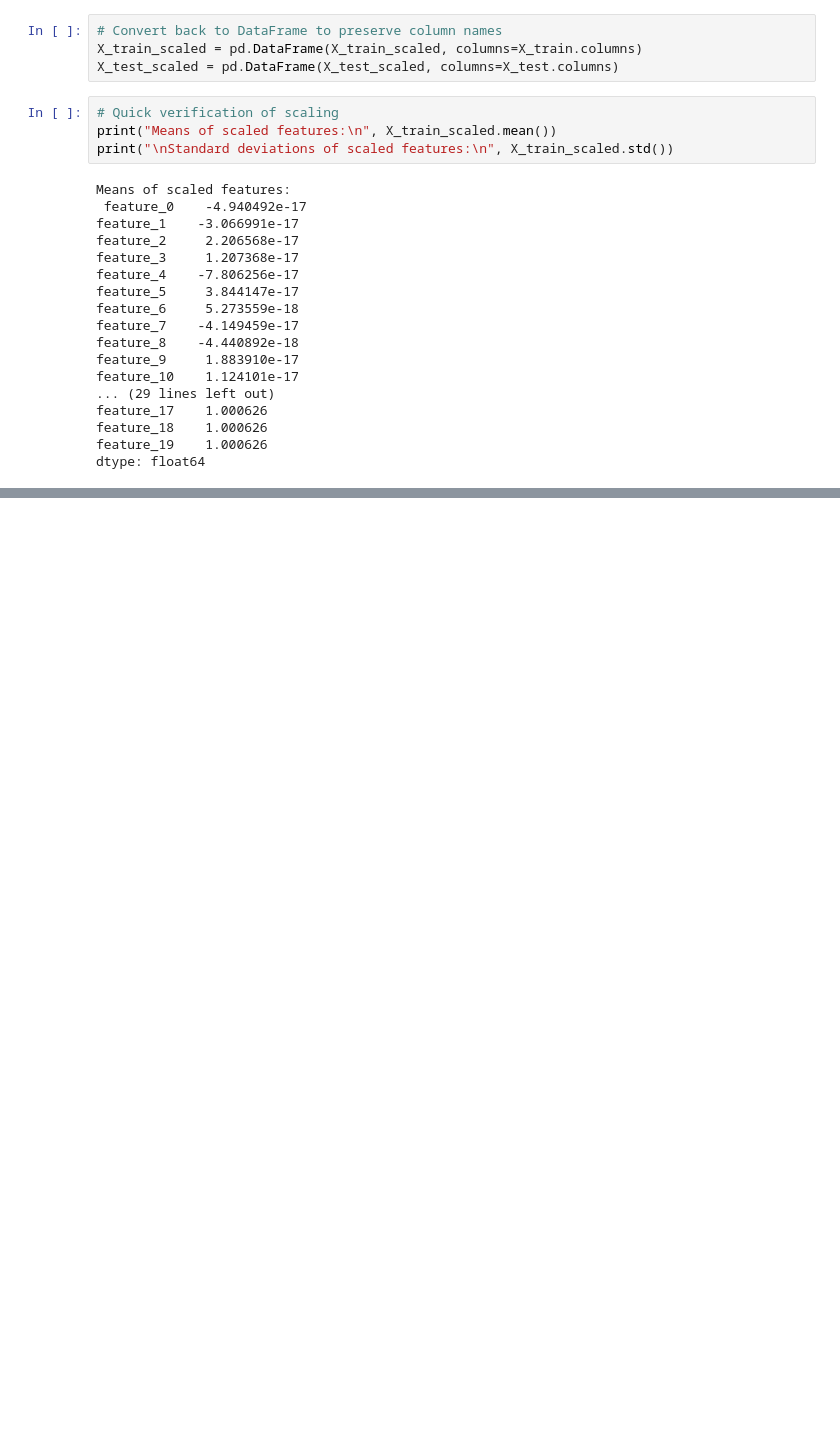
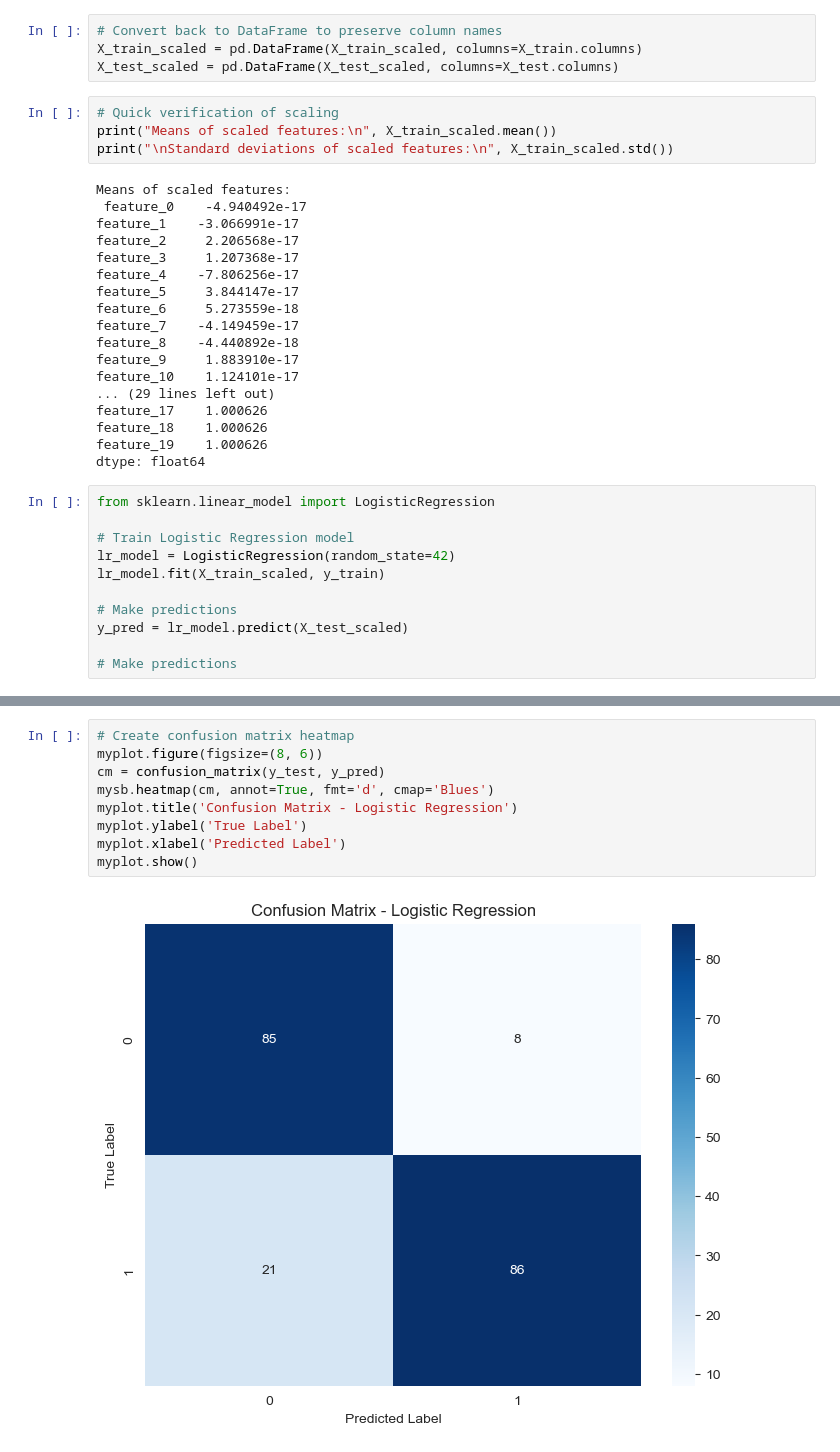
Before and after one commit to Socheat-Hun/Logistic_Regression, a Jupyter notebook: Project_admission_multi-linear-regression.ipynb, the cells around one changed output, grey strips where cells are left out. Cells and saved outputs as stored; diff of their text form; blank space fills up the shorter version.

```diff
--- a/Project_admission_multi-linear-regression.ipynb
+++ b/Project_admission_multi-linear-regression.ipynb
@@ -444,3 +443,14 @@ feature_17    1.000626
 feature_18    1.000626
 feature_19    1.000626
 dtype: float64
+# %%
+from sklearn.linear_model import LogisticRegression
+
+# Train Logistic Regression model
+lr_model = LogisticRegression(random_state=42)
+lr_model.fit(X_train_scaled, y_train)
+
+# Make predictions
+y_pred = lr_model.predict(X_test_scaled)
+
+# Make predictions
@@ -446,0 +471,11 @@ dtype: float64
+# %%
+# Create confusion matrix heatmap
+myplot.figure(figsize=(8, 6))
+cm = confusion_matrix(y_test, y_pred)
+mysb.heatmap(cm, annot=True, fmt='d', cmap='Blues')
+myplot.title('Confusion Matrix - Logistic Regression')
+myplot.ylabel('True Label')
+myplot.xlabel('Predicted Label')
+myplot.show()
+# %% [output]
+[figure, added]
```
Also changed, not shown: parts of 4 cells of this notebook, 1 other file.
